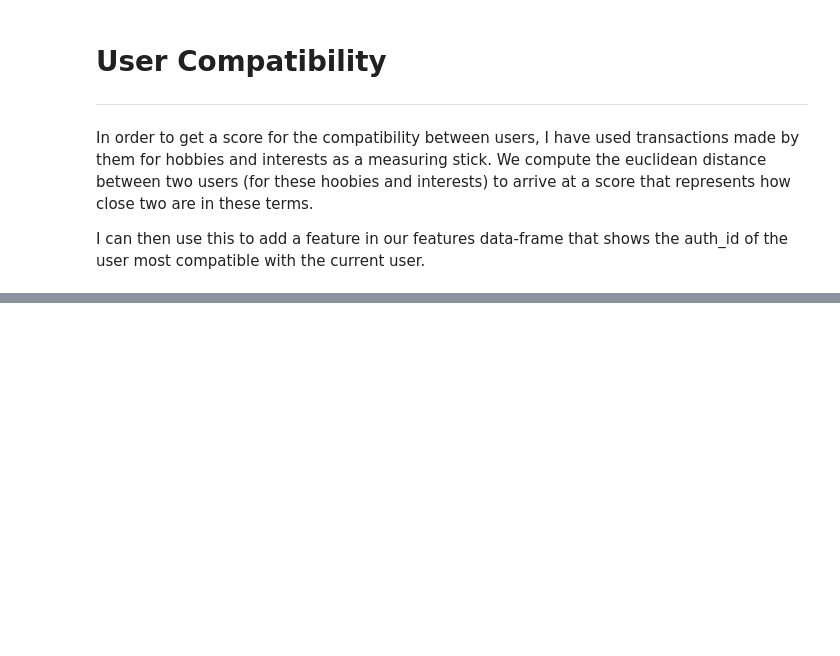
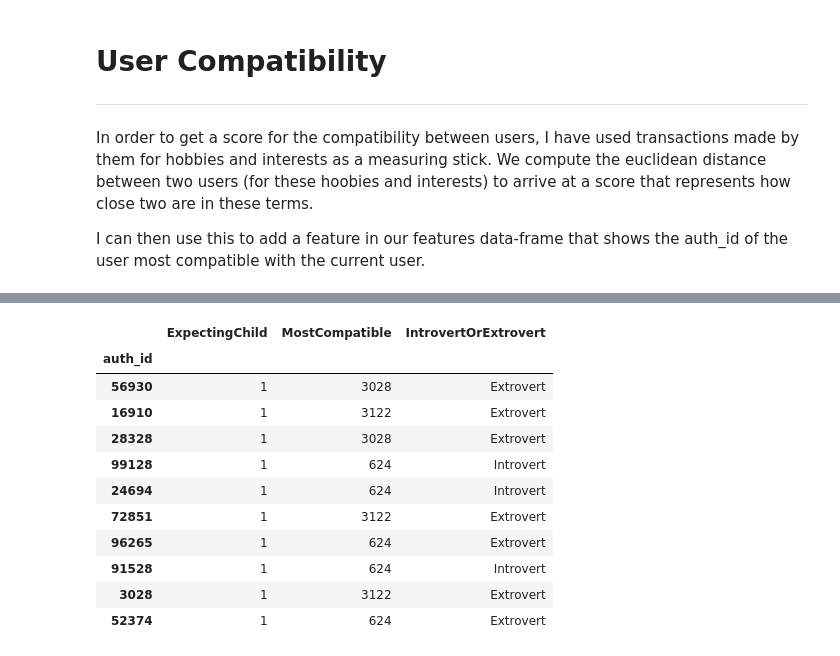
Before and after one commit to sameerraghuram/intuit-rit-challenge-submission, a Jupyter notebook: rit-intuit-challenge.ipynb, the cells around one changed output, grey strips where cells are left out. Cells and saved outputs as stored; diff of their text form; code cells hidden in the pictures; blank space fills up the shorter version.

```diff
--- a/rit-intuit-challenge.ipynb
+++ b/rit-intuit-challenge.ipynb
@@ -364,0 +400,15 @@ UserFeatures().get().sample(5)
+# %%
+UserFeatures().get().sample(10)
+# %% [output]
+|  | ExpectingChild | MostCompatible | IntrovertOrExtrovert |
+| auth_id |  |  |  |
+| 56930 | 1 | 3028 | Extrovert |
+| 16910 | 1 | 3122 | Extrovert |
+| 28328 | 1 | 3028 | Extrovert |
+| 99128 | 1 | 624 | Introvert |
+| 24694 | 1 | 624 | Introvert |
+| 72851 | 1 | 3122 | Extrovert |
+| 96265 | 1 | 624 | Extrovert |
+| 91528 | 1 | 624 | Introvert |
+| 3028 | 1 | 3122 | Extrovert |
+| 52374 | 1 | 624 | Extrovert |
```
Also changed, not shown: parts of 28 cells of this notebook.
